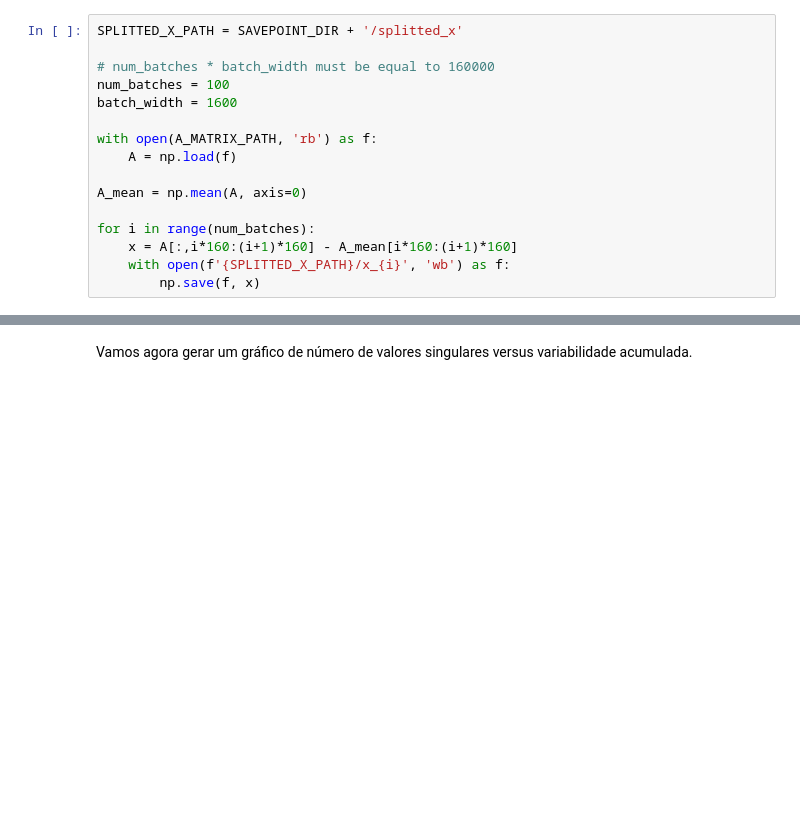
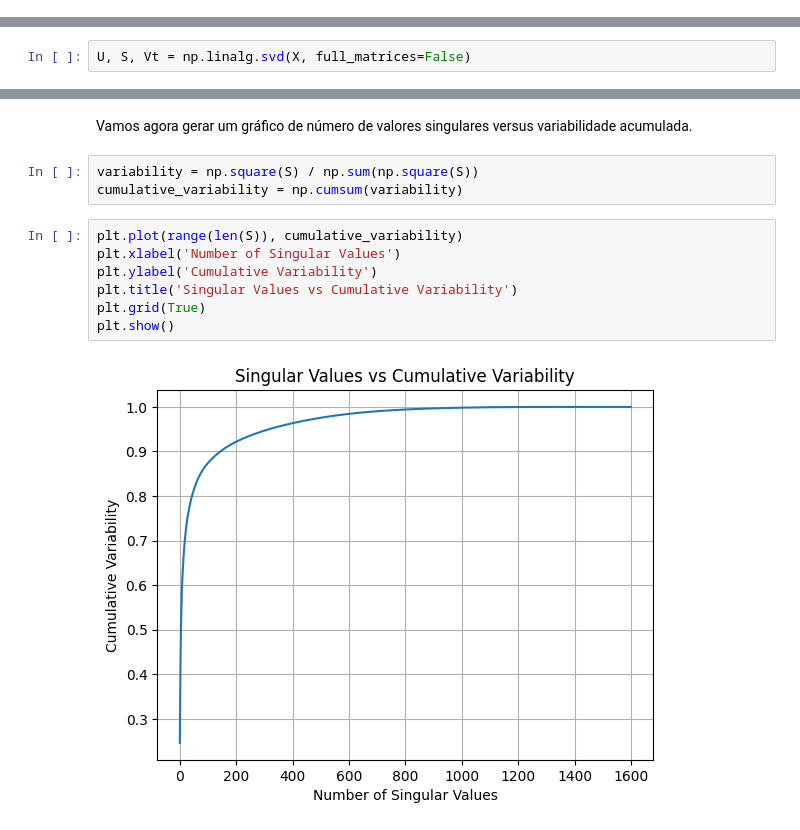
Before and after one commit to GabrielLins64/fad-trabalho-2, a Jupyter notebook: fad-gabriel_lins.ipynb, the cells around one changed output, grey strips where cells are left out. Saved outputs shown, nothing was run; the diff lists cells and outputs as text; blank space fills up the shorter version.

```diff
--- a/fad-gabriel_lins.ipynb
+++ b/fad-gabriel_lins.ipynb
@@ -159,16 +154,0 @@ Agora vamos tirar a média de cada coluna de $A$ e subtrair o vetor de médias o
-# %%
-SPLITTED_X_PATH = SAVEPOINT_DIR + '/splitted_x'
-
-# num_batches * batch_width must be equal to 160000
-num_batches = 100
-batch_width = 1600
-
-with open(A_MATRIX_PATH, 'rb') as f:
-    A = np.load(f)
-
-A_mean = np.mean(A, axis=0)
-
-for i in range(num_batches):
-    x = A[:,i*160:(i+1)*160] - A_mean[i*160:(i+1)*160]
-    with open(f'{SPLITTED_X_PATH}/x_{i}', 'wb') as f:
-        np.save(f, x)
@@ -175,2 +170,4 @@ for i in range(num_batches):
 # %% [markdown]
 Agora, calculamos a SVD de $X$.
+# %%
+U, S, Vt = np.linalg.svd(X, full_matrices=False)
@@ -177,2 +182,14 @@ Agora, calculamos a SVD de $X$.
 # %% [markdown]
 Vamos agora gerar um gráfico de número de valores singulares versus variabilidade acumulada.
+# %%
+variability = np.square(S) / np.sum(np.square(S))
+cumulative_variability = np.cumsum(variability)
+# %%
+plt.plot(range(len(S)), cumulative_variability)
+plt.xlabel('Number of Singular Values')
+plt.ylabel('Cumulative Variability')
+plt.title('Singular Values vs Cumulative Variability')
+plt.grid(True)
+plt.show()
+# %% [output]
+[figure, added]
```
Also changed, not shown: parts of 10 cells of this notebook, 2 other files.
